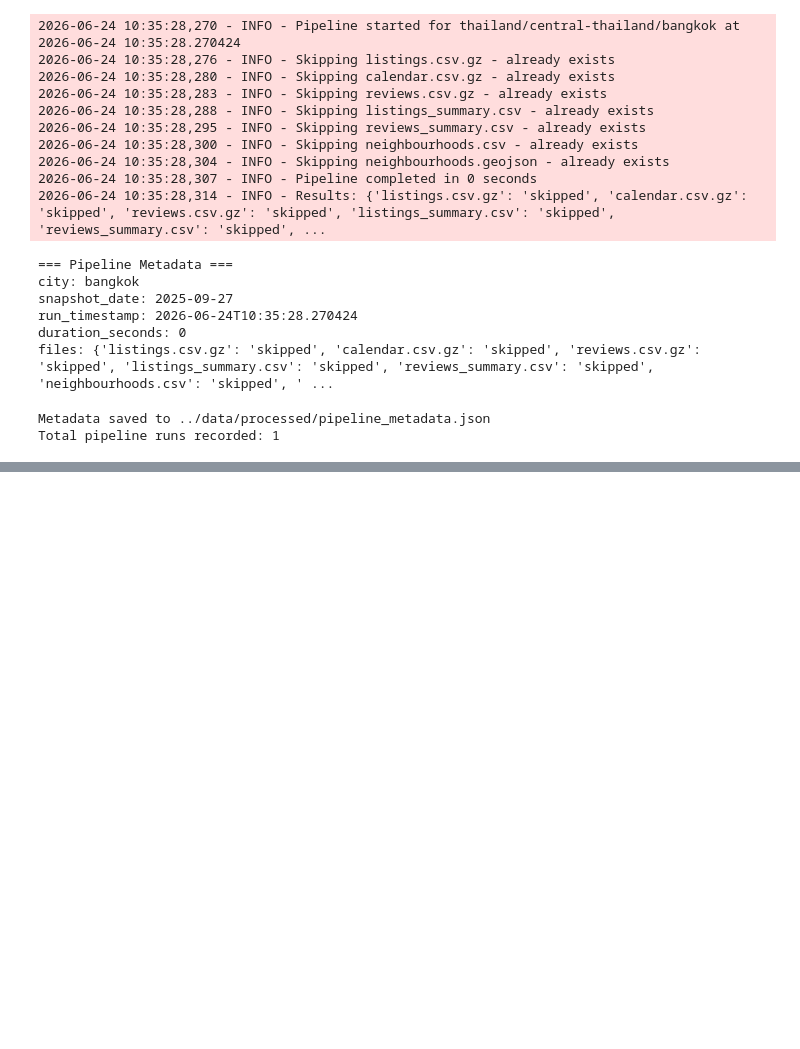
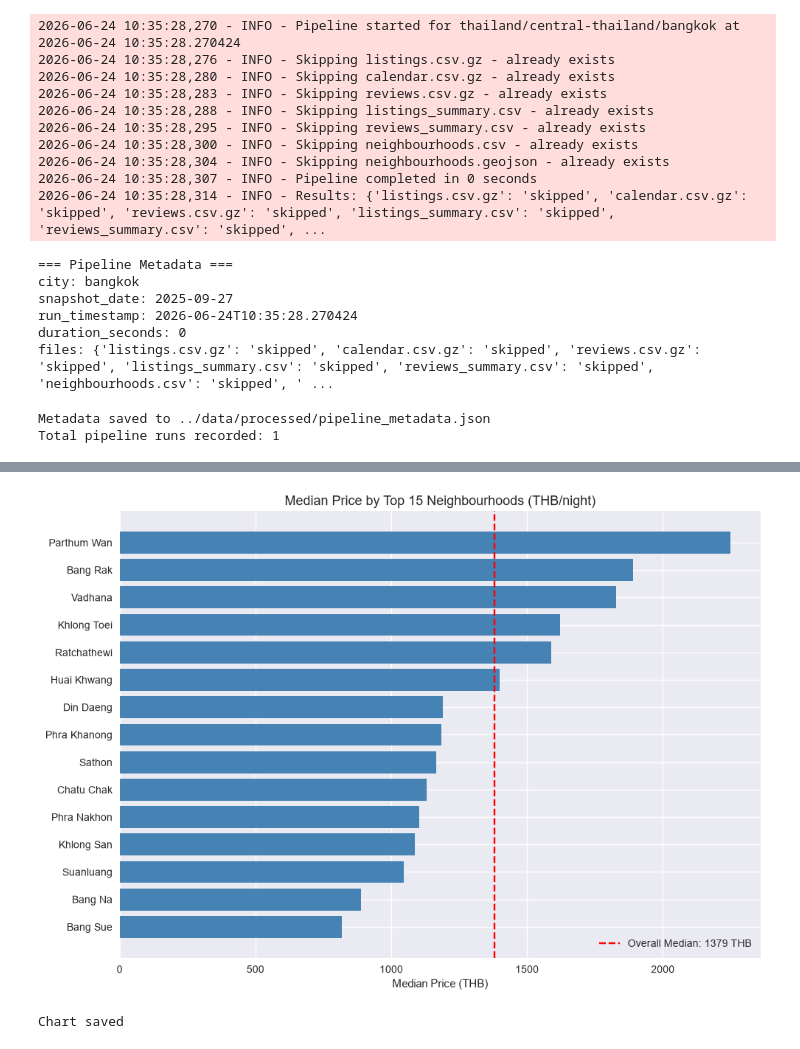
Before and after one commit to AlokaPerera01/airbnb_project, a Jupyter notebook: notebooks/01_dataset_exploration.ipynb, the cells around one changed output, grey strips where cells are left out. Drawn from its saved outputs; the diff is of its cells as text; code cells hidden in the pictures; blank space fills up the shorter version.

```diff
--- a/notebooks/01_dataset_exploration.ipynb
+++ b/notebooks/01_dataset_exploration.ipynb
@@ -1498,0 +1658,24 @@ Total pipeline runs recorded: 1
+# %%
+# Top 15 neighbourhoods by listing count
+top_neighbourhoods = listings['neighbourhood_cleansed'].value_counts().head(15).index
+
+neighbourhood_stats = listings[listings['neighbourhood_cleansed'].isin(top_neighbourhoods)].groupby('neighbourhood_cleansed').agg(
+    median_price=('price_clean', 'median'),
+    listing_count=('id', 'count'),
+    avg_rating=('review_scores_rating', 'mean')
+).sort_values('median_price', ascending=True)
+
+fig, ax = plt.subplots(figsize=(10, 7))
+bars = ax.barh(neighbourhood_stats.index, neighbourhood_stats['median_price'], color='steelblue')
+ax.set_title('Median Price by Top 15 Neighbourhoods (THB/night)', fontsize=13)
+ax.set_xlabel('Median Price (THB)')
+ax.axvline(listings['price_clean'].median(), color='red', linestyle='--', label=f'Overall Median: {listings["price_clean"].median():.0f} THB')
+ax.legend()
+
+plt.tight_layout()
+plt.savefig('../outputs/figures/02_neighbourhood_prices.png', dpi=150, bbox_inches='tight')
+plt.show()
+print("Chart saved")
+# %% [output]
+[figure, added]
+Chart saved
```
Also changed, not shown: parts of 15 cells of this notebook.
